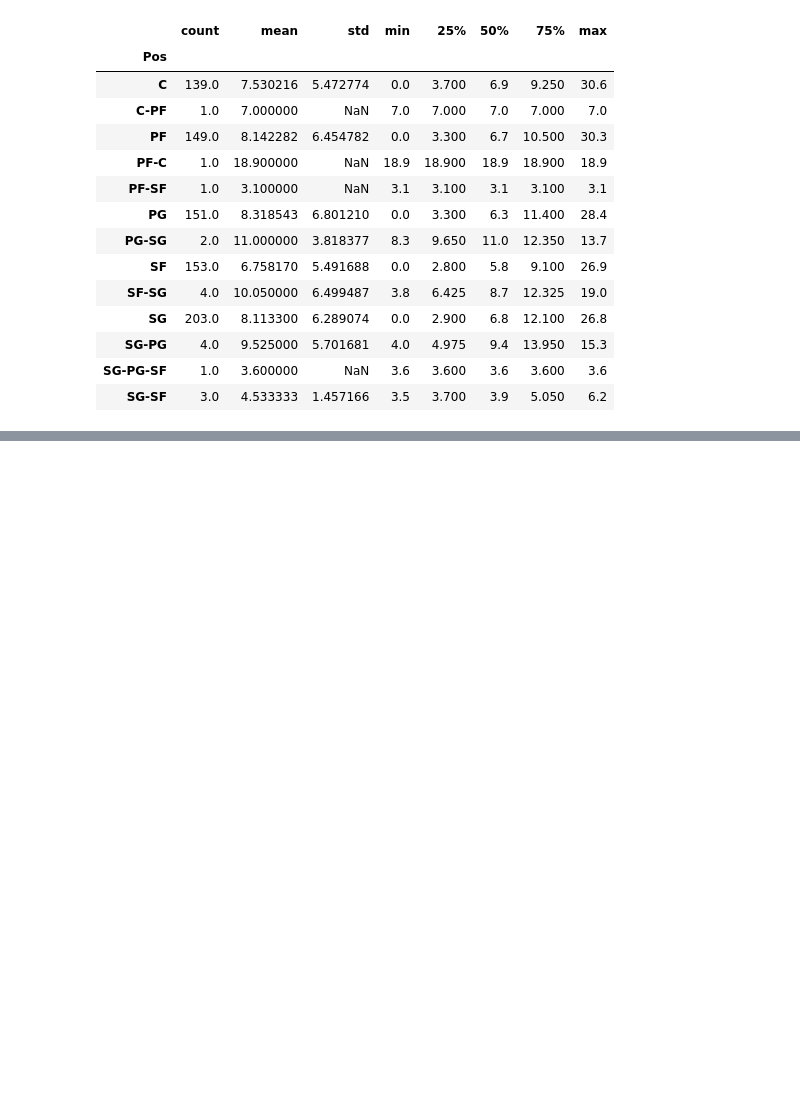
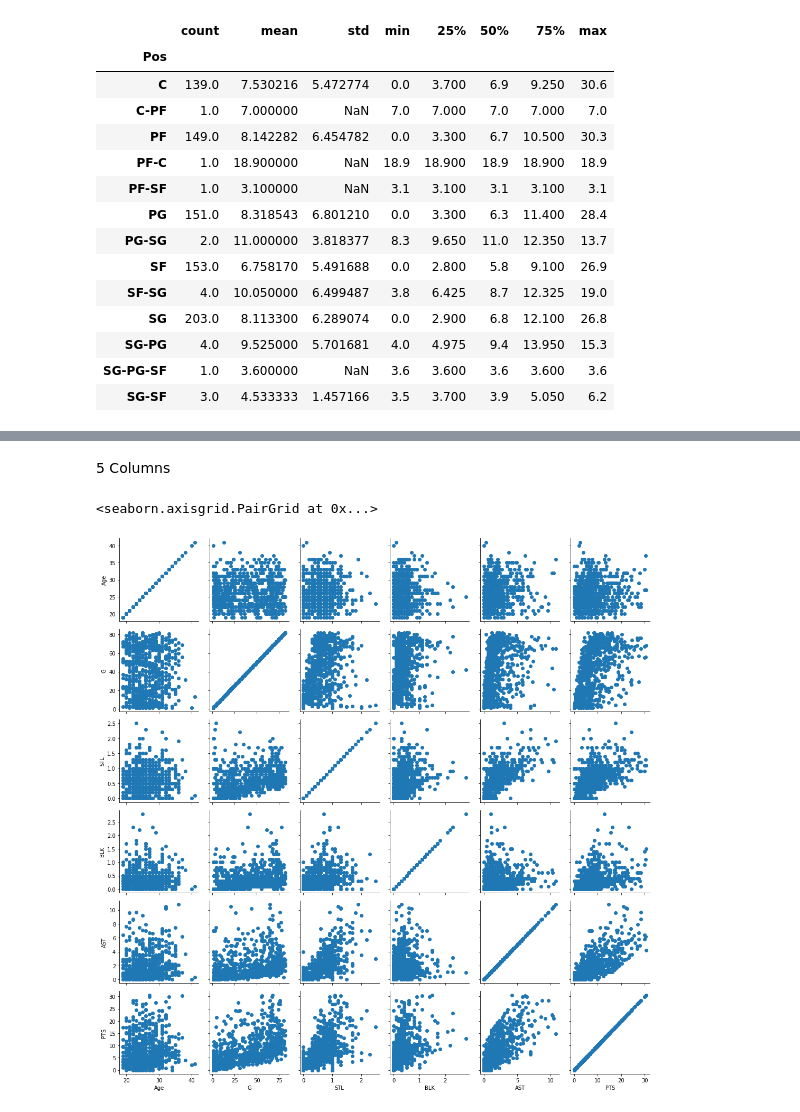
Before and after one commit to mlyngholm/basketball, a Jupyter notebook: basketball2022.ipynb, the cells around one changed output, grey strips where cells are left out. Cells and saved outputs as stored; diff of their text form; code cells hidden in the pictures; blank space fills up the shorter version.

Commit message:
Add scatterplot

```diff
--- a/basketball2022.ipynb
+++ b/basketball2022.ipynb
@@ -510,0 +531,4 @@ sns.heatmap(corr, square=True)
+# %%
+selections = ["Age", "G", "STL", "BLK", "AST", "PTS"]
+df5 = df[selections]
+df5
@@ -510,0 +549,8 @@ sns.heatmap(corr, square=True)
+# %% [markdown]
+5 Columns
+# %%
+g = sns.PairGrid(df5)
+g.map(plt.scatter)
+# %% [output]
+<seaborn.axisgrid.PairGrid at 0x...>
+[figure, added]
```
Also changed, not shown: parts of 40 cells of this notebook.
